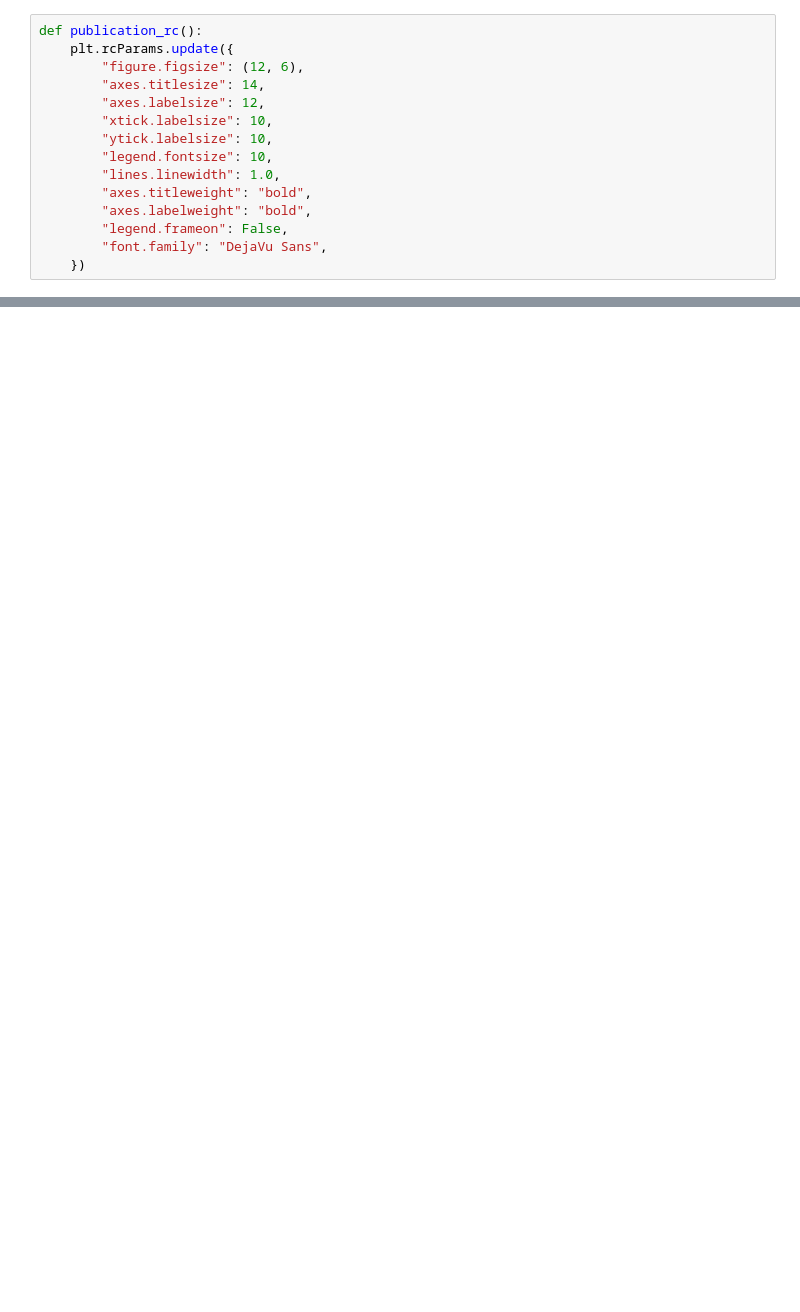
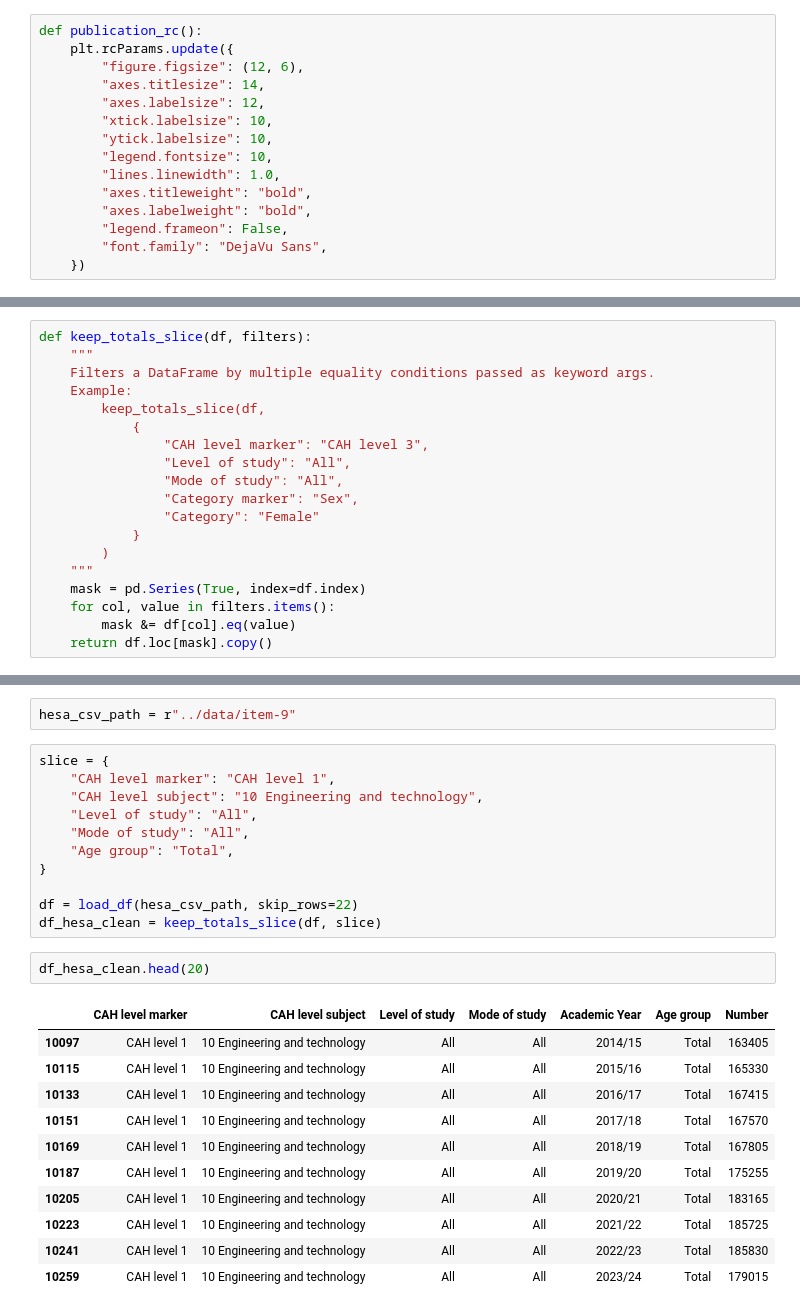
Before and after one commit to JoeUzo/Mapping-Future-Skills-in-UK-Engineering-Education, a Jupyter notebook: charts/chart-9.ipynb, the cells around one changed output, grey strips where cells are left out. Saved outputs shown, nothing was run; the diff lists cells and outputs as text; blank space fills up the shorter version.

```diff
--- a/charts/chart-9.ipynb
+++ b/charts/chart-9.ipynb
@@ -162,0 +34,19 @@ def load_engineering_supply_from_hesa_csv(
+# %%
+def keep_totals_slice(df, filters):
+    """
+    Filters a DataFrame by multiple equality conditions passed as keyword args.
+    Example:
+        keep_totals_slice(df,
+            {
+                "CAH level marker": "CAH level 3",
+                "Level of study": "All",
+                "Mode of study": "All",
+                "Category marker": "Sex",
+                "Category": "Female"
+            }
+        )
+    """
+    mask = pd.Series(True, index=df.index)
+    for col, value in filters.items():
+        mask &= df[col].eq(value)
+    return df.loc[mask].copy()
@@ -162,0 +72,27 @@ def load_engineering_supply_from_hesa_csv(
+# %%
+hesa_csv_path = r"../data/item-9"
+# %%
+slice = {
+    "CAH level marker": "CAH level 1",
+    "CAH level subject": "10 Engineering and technology",
+    "Level of study": "All",
+    "Mode of study": "All",
+    "Age group": "Total",
+}
+
+df = load_df(hesa_csv_path, skip_rows=22)
+df_hesa_clean = keep_totals_slice(df, slice)
+# %%
+df_hesa_clean.head(20)
+# %% [output]
+|  | CAH level marker | CAH level subject | Level of study | Mode of study | Academic Year | Age group | Number |
+| 10097 | CAH level 1 | 10 Engineering and technology | All | All | 2014/15 | Total | 163405 |
+| 10115 | CAH level 1 | 10 Engineering and technology | All | All | 2015/16 | Total | 165330 |
+| 10133 | CAH level 1 | 10 Engineering and technology | All | All | 2016/17 | Total | 167415 |
+| 10151 | CAH level 1 | 10 Engineering and technology | All | All | 2017/18 | Total | 167570 |
+| 10169 | CAH level 1 | 10 Engineering and technology | All | All | 2018/19 | Total | 167805 |
+| 10187 | CAH level 1 | 10 Engineering and technology | All | All | 2019/20 | Total | 175255 |
+| 10205 | CAH level 1 | 10 Engineering and technology | All | All | 2020/21 | Total | 183165 |
+| 10223 | CAH level 1 | 10 Engineering and technology | All | All | 2021/22 | Total | 185725 |
+| 10241 | CAH level 1 | 10 Engineering and technology | All | All | 2022/23 | Total | 185830 |
+| 10259 | CAH level 1 | 10 Engineering and technology | All | All | 2023/24 | Total | 179015 |
```
Also changed, not shown: parts of 16 cells of this notebook, 9 other files.
